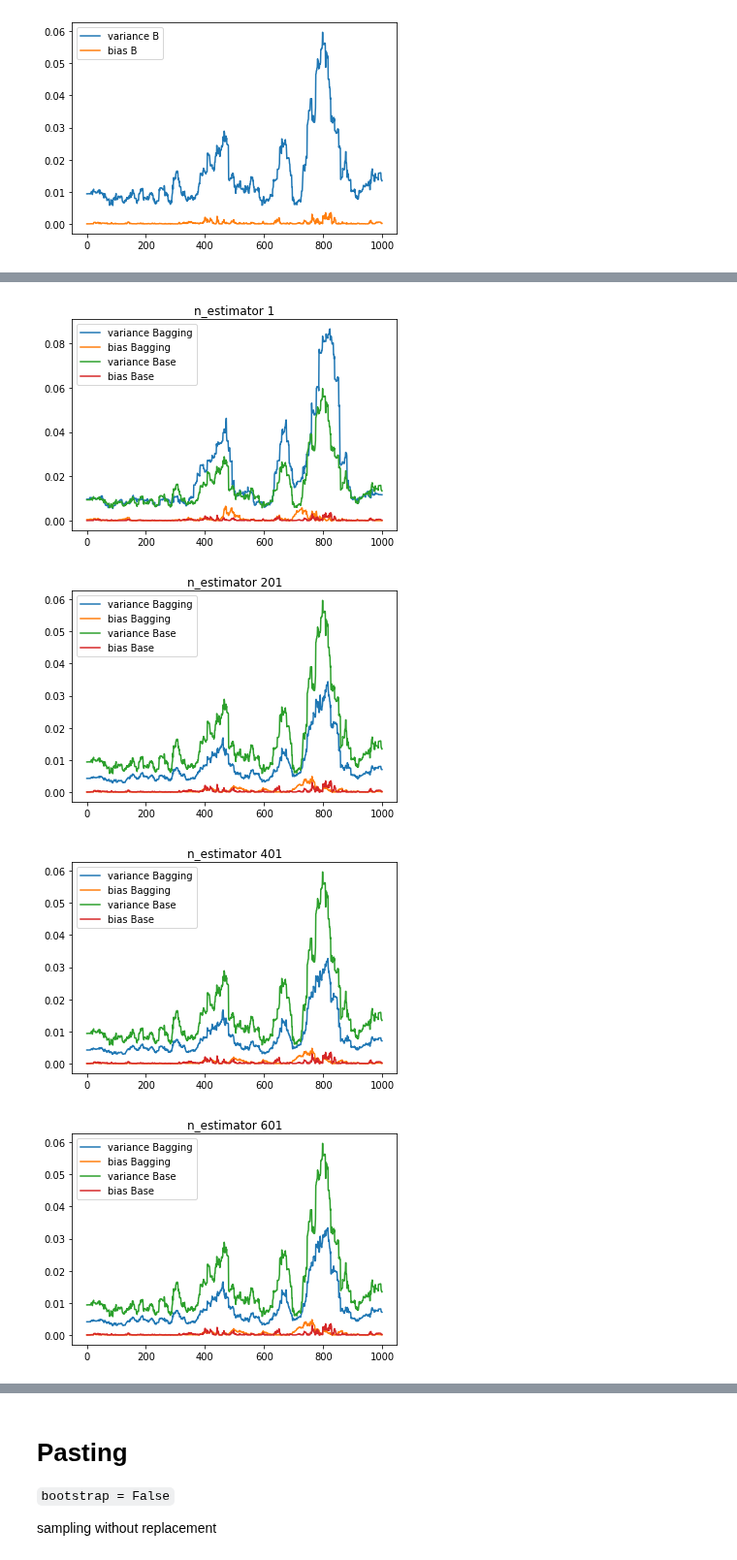
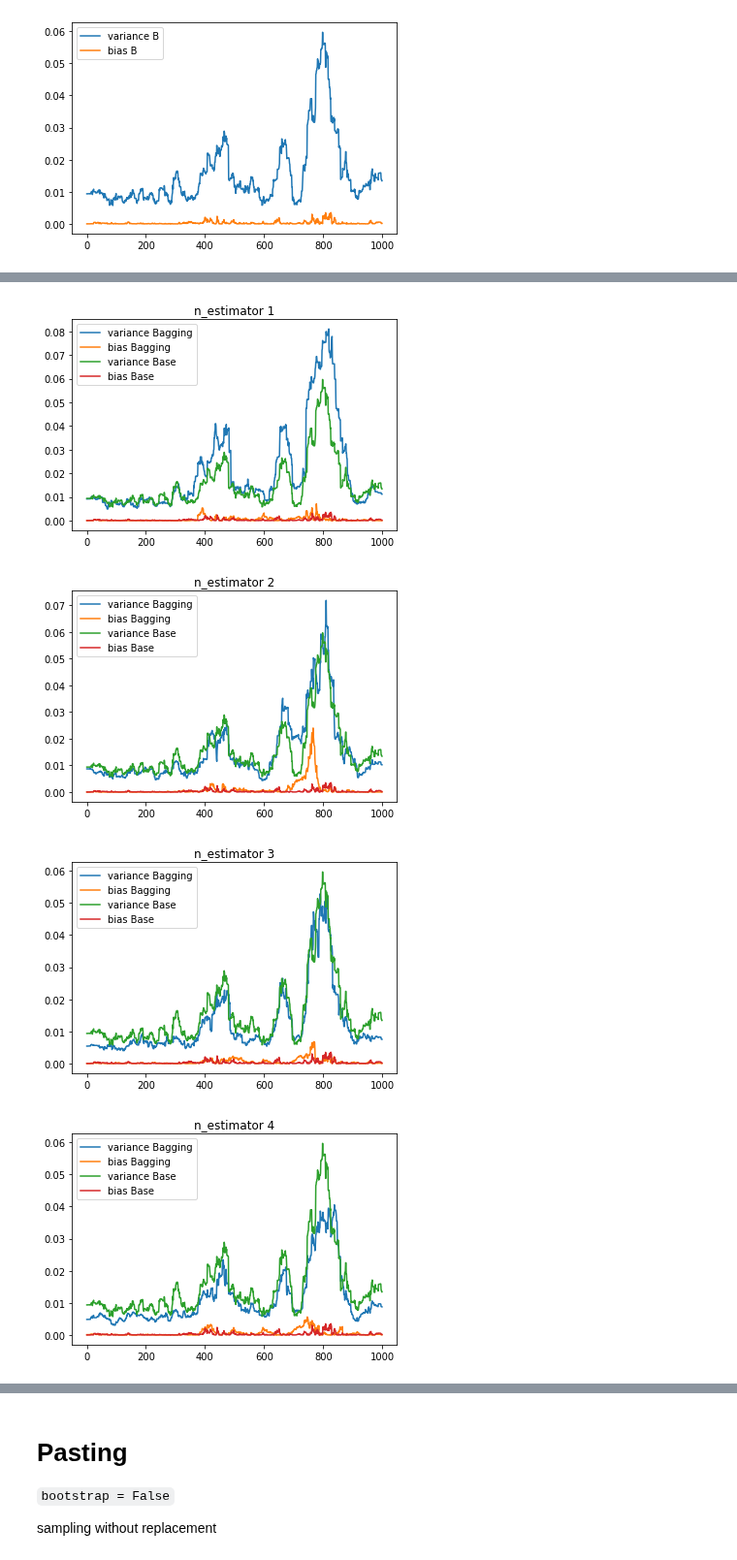
Before and after one commit to Pepcoders/Data-Science-December, a Jupyter notebook: 22-02-07-Ensemble/Ensemble_December.ipynb, the cells around one changed output, grey strips where cells are left out. Shown at 97% size. Drawn from its saved outputs; the diff is of its cells as text; code cells hidden in the pictures.

```diff
--- a/22-02-07-Ensemble/Ensemble_December.ipynb
+++ b/22-02-07-Ensemble/Ensemble_December.ipynb
@@ -259,28 +259,28 @@ plt.show()
 # %%
 from tqdm.notebook import tqdm
 
-for be in tqdm(range(1, 1000, 200)):
+for be in tqdm(range(1, 10)):
 
     ME = BaggingRegressor(n_estimators=be, n_jobs=-1)
 
     y_pred = np.zeros( (n_test, n_repeat) )
 
     for i in range(n_repeat):
         ME.fit(X_trains[i], y_trains[i])
         y_pred[:, i] = ME.predict(X_test)
 
     varianceE = np.var(y_pred, axis = 1)
     biasE = (f(X_test) - np.mean(y_pred, axis = 1))**2
 
     plt.title('n_estimator {}'.format(be))
     plt.plot(varianceE, label = 'variance Bagging')
     plt.plot(biasE, label = 'bias Bagging')
     plt.plot(varianceB, label = 'variance Base')
     plt.plot(biasB, label = 'bias Base')
     plt.legend()
     plt.show()
 # %% [output]
-[figure, old version]
+[figure, new version]
-[figure, old version]
+[figure, new version]
-[figure, old version]
+[figure, new version]
-[figure, old version]
+[figure, new version]
```
Also changed, not shown: parts of 20 cells of this notebook.
